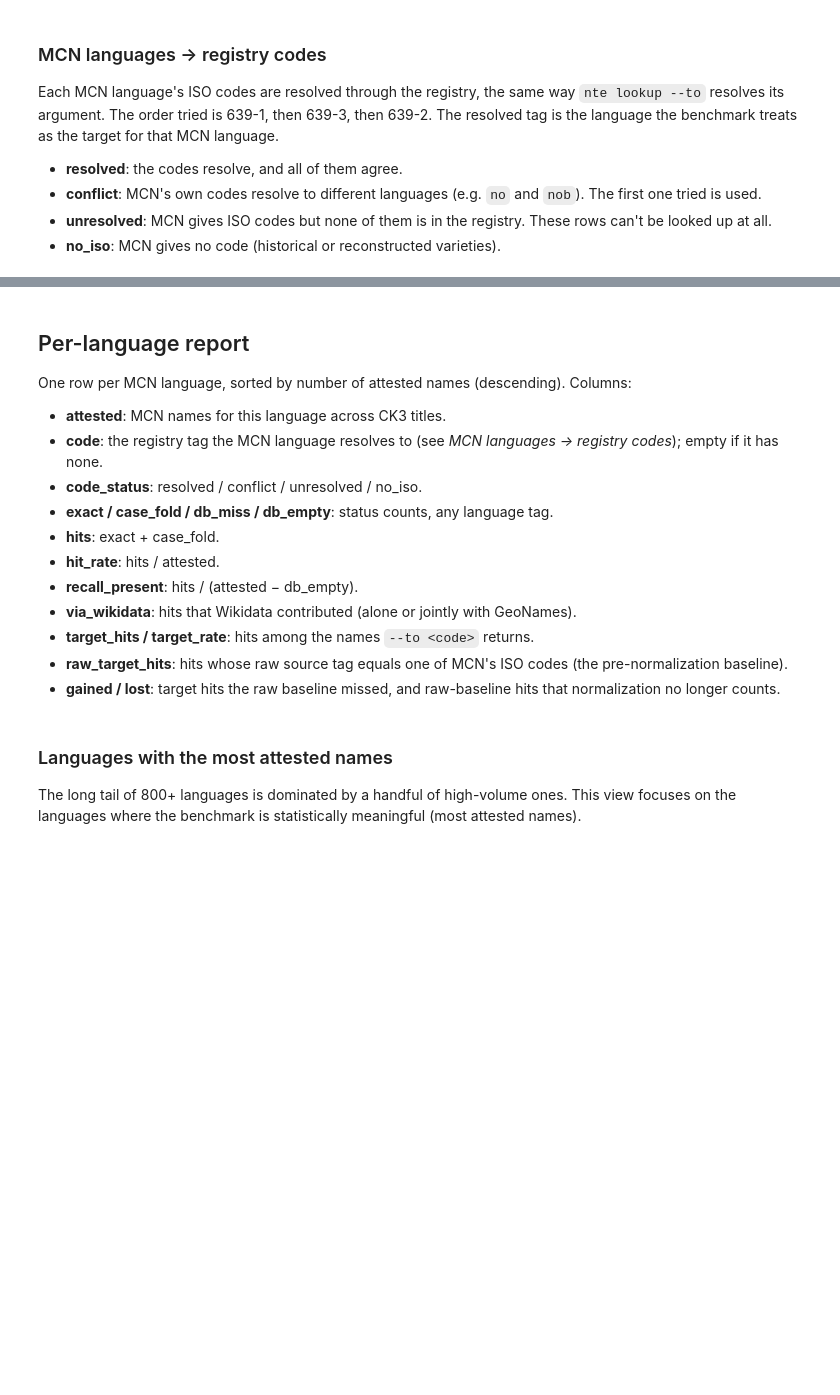
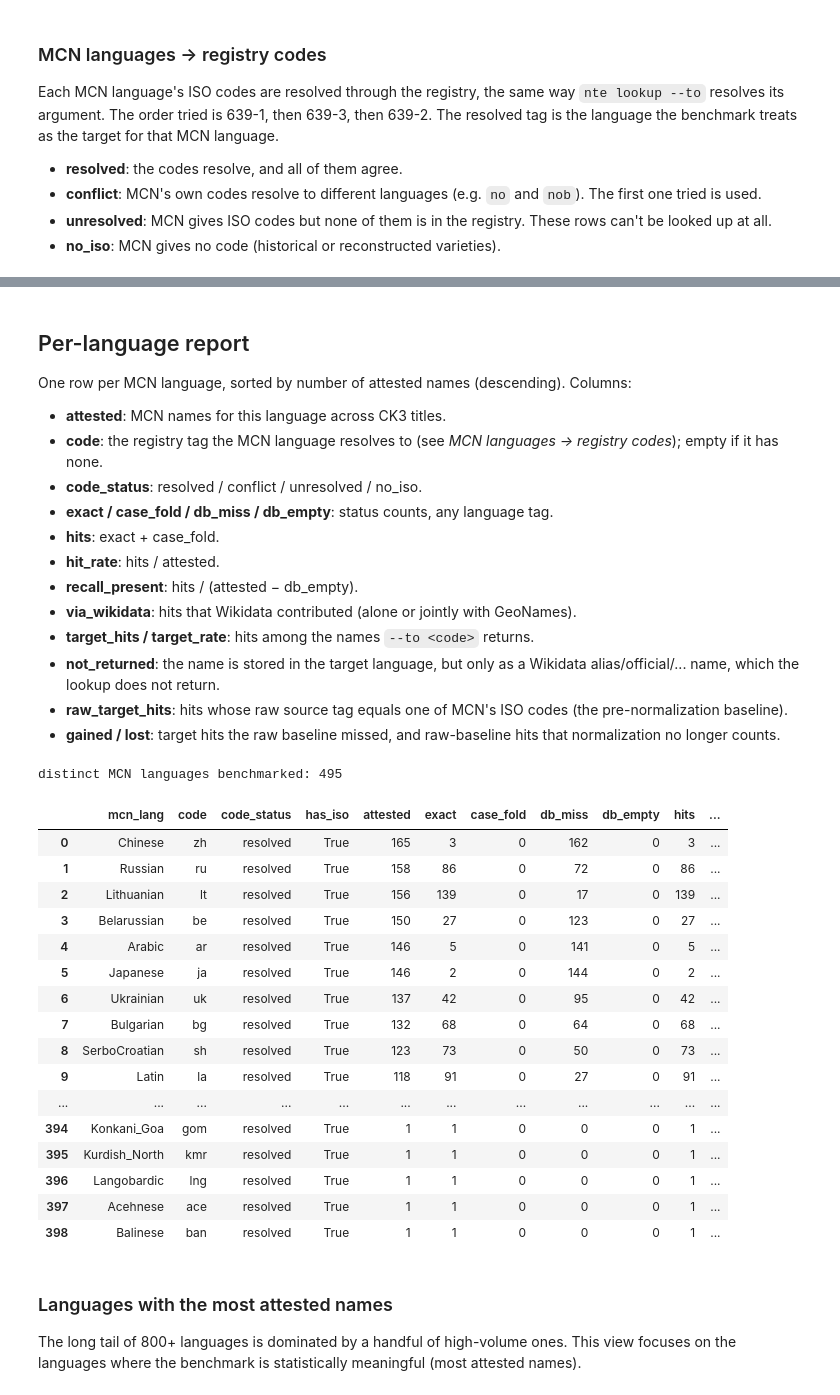
Before and after one commit to Acueres/NameTransductionEngine, a Jupyter notebook: analysis/mcn_benchmark_general.ipynb, the cells around one changed output, grey strips where cells are left out. Drawn from its saved outputs; the diff is of its cells as text; code cells hidden in the pictures; blank space fills up the shorter version.

```diff
--- a/analysis/mcn_benchmark_general.ipynb
+++ b/analysis/mcn_benchmark_general.ipynb
@@ -238,15 +313,18 @@ print(f"distinct MCN languages used    : {len({r[2] for r in attested_rows})}")
 # All NTE names for every benchmarked GeoNames id, loaded in two bulk queries
 # through a temp table rather than one query per id. Candidates are indexed
 # per id by case-folded name, so each comparison is a dict lookup, not a scan.
+# Wikidata rows carry their name type (label, alias, official, ...); GeoNames
+# rows have none
 
 Cand = collections.namedtuple(
     "Cand",
-    "source qid raw_tag lang lang_script lang_region lang_variant tag_status tag name",
+    "source qid raw_tag lang lang_script lang_region lang_variant tag_status tag name name_type",
 )
 
 def load_candidates(geonames_ids: list[int]):
     index: dict[int, dict[str, list[Cand]]] = collections.defaultdict(dict)
     counts: collections.Counter = collections.Counter()
+    type_counts: collections.Counter = collections.Counter()
     qids: dict[int, set[str]] = collections.defaultdict(set)
 
     with closing(sqlite3.connect(DB_PATH)) as conn:
@@ -254,29 +332,30 @@ def load_candidates(geonames_ids: list[int]):
         conn.executemany("INSERT INTO bench_ids VALUES (?)", [(g,) for g in geonames_ids])
         cursor = conn.execute(f"""
             SELECT b.gid, 'geonames', NULL, isolanguage, lang, lang_script, lang_region,
-                   lang_variant, tag_status, {TAG_SQL}, alternate_name
+                   lang_variant, tag_status, {TAG_SQL}, alternate_name, NULL
             FROM bench_ids AS b
             JOIN alternate_name AS a ON a.geonameid = b.gid
 
             UNION ALL
 
             SELECT b.gid, 'wikidata', n.qid, n.wd_lang, n.lang, n.lang_script, n.lang_region,
-                   n.lang_variant, n.tag_status, {TAG_SQL}, n.name
+                   n.lang_variant, n.tag_status, {TAG_SQL}, n.name, n.name_type
             FROM bench_ids AS b
-            JOIN wikidata_location_geonames AS g ON g.geonames_id = b.gid
-            JOIN wikidata_location_name     AS n ON n.qid = g.qid
+            JOIN wikidata_geonames AS g ON g.geonames_id = b.gid
+            JOIN wikidata_name     AS n ON n.qid = g.qid
         """)
         for row in cursor:
             gid, cand = row[0], Cand(*row[1:])
             index[gid].setdefault(cand.name.casefold(), []).append(cand)
             counts[gid] += 1
+            type_counts[cand.name_type or "(geonames)"] += 1
             if cand.qid is not None:
                 qids[gid].add(cand.qid)
 
-    return dict(index), counts, {g: sorted(q) for g, q in qids.items()}
+    return dict(index), counts, type_counts, {g: sorted(q) for g, q in qids.items()}
 
 t0 = time.perf_counter()
-nte_index, nte_counts, qids_by_geonames_id = load_candidates(ck3_geonames_ids)
+nte_index, nte_counts, nte_type_counts, qids_by_geonames_id = load_candidates(ck3_geonames_ids)
 
 n_with = sum(1 for g in ck3_geonames_ids if nte_counts[g])
 print(f"loaded in {time.perf_counter() - t0:.1f}s")
@@ -285,3 +364,5 @@ print(f"  - with >=1 NTE candidate     : {n_with}")
 print(f"  - with no NTE candidate      : {len(ck3_geonames_ids) - n_with}")
 print(f"  - with linked Wikidata QID(s): {len(qids_by_geonames_id)}")
 print(f"total NTE candidate rows       : {sum(nte_counts.values()):,}")
+for name_type, n in nte_type_counts.most_common():
+    print(f"  {name_type:12s} {n:9,}")
@@ -296,6 +392,8 @@ class LangMatchStatus(Enum):
     """Where the MCN name sits relative to what `--to <language>` returns"""
     TARGET_EXACT     = "target_exact"      # among the names the lookup returns
     TARGET_CASE_FOLD = "target_case_fold"
+    NOT_RETURNED     = "not_returned"      # in the target language, but only as a Wikidata
+                                           # alias/official/... name, which the lookup does not return
     RELATED_TAG      = "related_tag"       # tagged with the target's macrolanguage or a member of it
     OTHER_TAG        = "other_tag"         # tagged with an unrelated language
     NO_LANGUAGE      = "no_language"       # only untagged / `mul` / unmapped rows
@@ -319,6 +417,7 @@ class Result:
     raw_tag_agree:   bool = False           # a matching row's raw tag equals an MCN ISO code
     found_under:     tuple[str, ...] = ()   # tags of the matching rows (for non-target matches)
     raw_found_under: tuple[str, ...] = ()   # `source:raw_tag` of raw-baseline matches
+    name_types:      tuple[str, ...] = ()   # Wikidata name types of NOT_RETURNED matches
 
 def _uniq(values):
     return tuple(dict.fromkeys(v for v in values if v is not None))
@@ -333,6 +432,10 @@ def _is_target(c: Cand, t: LanguageTag) -> bool:
     )
 
 _related_cache: dict[str, frozenset[str]] = {}
+
+def _returned(c: Cand) -> bool:
+    """The lookup returns every GeoNames name, but only Wikidata labels"""
+    return c.source == "geonames" or c.name_type in WD_RETURNED_TYPES
 
 def _related(lang: str) -> frozenset[str]:
     if lang not in _related_cache:
@@ -358,18 +461,26 @@ def compare_one(title: str, geonames_id: int, mcn_lang: str, mcn_name: str) -> R
               else MatchStatus.CASE_FOLD if folded
               else MatchStatus.DB_MISS)
 
-    raw_matches = [c for c in folded if c.raw_tag and c.raw_tag.lower() in raw_codes]
+    # Raw baseline: what matching on the source's own tag would return
+    raw_matches = [c for c in folded
+                   if c.raw_tag and c.raw_tag.lower() in raw_codes and _returned(c)]
     raw_tag_agree = bool(raw_matches)
 
+    name_types = ()
     if target is None:
         lang_status, tag_agree, found_under = LangMatchStatus.NO_CODE, False, ()
     else:
-        on_target = [c for c in folded if _is_target(c, target)]
-        tag_agree = bool(on_target)
+        stored = [c for c in folded if _is_target(c, target)]
+        on_target = [c for c in stored if _returned(c)]
+        tag_agree = bool(stored)
         if any(c.name == mcn_name for c in on_target):
             lang_status, found_under = LangMatchStatus.TARGET_EXACT, ()
         elif on_target:
             lang_status, found_under = LangMatchStatus.TARGET_CASE_FOLD, ()
+        elif stored:
+            lang_status = LangMatchStatus.NOT_RETURNED
+            found_under = _uniq(f"{c.source}:{c.tag}" for c in stored)
+            name_types = _uniq(c.name_type for c in stored)
         elif not folded:
             lang_status, found_under = LangMatchStatus.MISS, ()
         else:
@@ -390,6 +501,7 @@ def compare_one(title: str, geonames_id: int, mcn_lang: str, mcn_name: str) -> R
         raw_tag_agree=raw_tag_agree,
         found_under=found_under,
         raw_found_under=_uniq(f"{c.source}:{c.raw_tag}" for c in raw_matches),
+        name_types=name_types,
     )
 
 t0 = time.perf_counter()
@@ -466,6 +598,7 @@ One row per MCN language, sorted by number of attested names (descending). Colum
 - **recall_present**: hits / (attested − db_empty).
 - **via_wikidata**: hits that Wikidata contributed (alone or jointly with GeoNames).
 - **target_hits / target_rate**: hits among the names `--to <code>` returns.
+- **not_returned**: the name is stored in the target language, but only as a Wikidata alias/official/... name, which the lookup does not return.
 - **raw_target_hits**: hits whose raw source tag equals one of MCN's ISO codes (the pre-normalization baseline).
 - **gained / lost**: target hits the raw baseline missed, and raw-baseline hits that normalization no longer counts.
 # %%
@@ -504,33 +637,53 @@ for mcn_lang, rs in by_lang.items():
         "db_miss":         db_miss,
         "db_empty":        db_empty,
         "hits":            hits,
         "hit_rate":        hits / attested if attested else 0.0,
         "recall_present":  hits / present if present else float("nan"),
         "via_wikidata":    via_wd,
         "target_hits":     target_hits,
         "target_rate":     target_hits / attested if attested else 0.0,
+        "not_returned":    sum(1 for r in rs if r.lang_status == LangMatchStatus.NOT_RETURNED),
         "raw_target_hits": raw_hits,
         "gained":          gained,
         "lost":            lost,
     })
 
 per_lang_df = (
     pd.DataFrame(rows)
     .sort_values(["attested", "hits"], ascending=[False, False])
     .reset_index(drop=True)
 )
 
 # Pretty percentage columns for display
 def _fmt(df):
     out = df.copy()
     out["hit_rate"]       = out["hit_rate"].map(lambda x: f"{x:.1%}")
     out["target_rate"]    = out["target_rate"].map(lambda x: f"{x:.1%}")
     out["recall_present"] = out["recall_present"].map(
         lambda x: "—" if pd.isna(x) else f"{x:.1%}")
     return out
 
 print(f"distinct MCN languages benchmarked: {len(per_lang_df)}")
 display(_fmt(per_lang_df))
+# %% [output]
+distinct MCN languages benchmarked: 495
+|  | mcn_lang | code | code_status | has_iso | attested | exact | case_fold | db_miss | db_empty | hits | ... |
+| 0 | Chinese | zh | resolved | True | 165 | 3 | 0 | 162 | 0 | 3 | ... |
+| 1 | Russian | ru | resolved | True | 158 | 86 | 0 | 72 | 0 | 86 | ... |
+| 2 | Lithuanian | lt | resolved | True | 156 | 139 | 0 | 17 | 0 | 139 | ... |
+| 3 | Belarussian | be | resolved | True | 150 | 27 | 0 | 123 | 0 | 27 | ... |
+| 4 | Arabic | ar | resolved | True | 146 | 5 | 0 | 141 | 0 | 5 | ... |
+| 5 | Japanese | ja | resolved | True | 146 | 2 | 0 | 144 | 0 | 2 | ... |
+| 6 | Ukrainian | uk | resolved | True | 137 | 42 | 0 | 95 | 0 | 42 | ... |
+| 7 | Bulgarian | bg | resolved | True | 132 | 68 | 0 | 64 | 0 | 68 | ... |
+| 8 | SerboCroatian | sh | resolved | True | 123 | 73 | 0 | 50 | 0 | 73 | ... |
+| 9 | Latin | la | resolved | True | 118 | 91 | 0 | 27 | 0 | 91 | ... |
+| ... | ... | ... | ... | ... | ... | ... | ... | ... | ... | ... | ... |
+| 394 | Konkani_Goa | gom | resolved | True | 1 | 1 | 0 | 0 | 0 | 1 | ... |
+| 395 | Kurdish_North | kmr | resolved | True | 1 | 1 | 0 | 0 | 0 | 1 | ... |
+| 396 | Langobardic | lng | resolved | True | 1 | 1 | 0 | 0 | 0 | 1 | ... |
+| 397 | Acehnese | ace | resolved | True | 1 | 1 | 0 | 0 | 0 | 1 | ... |
+| 398 | Balinese | ban | resolved | True | 1 | 1 | 0 | 0 | 0 | 1 | ... |
 # %% [markdown]
 ### Languages with the most attested names
 
```
Also changed, not shown: parts of 23 cells of this notebook, 23 other files.
